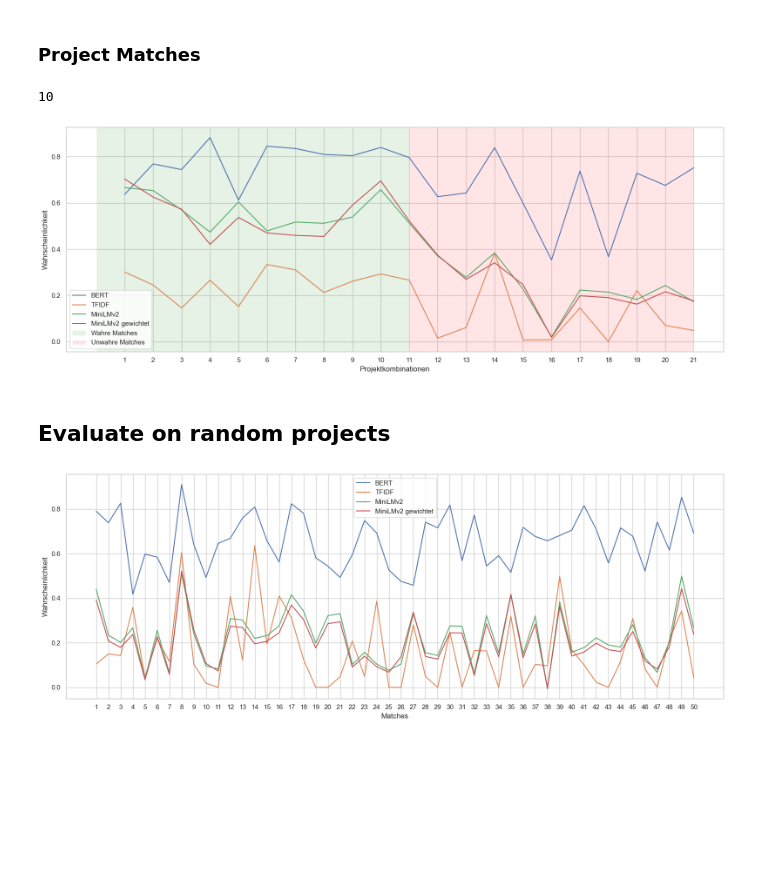
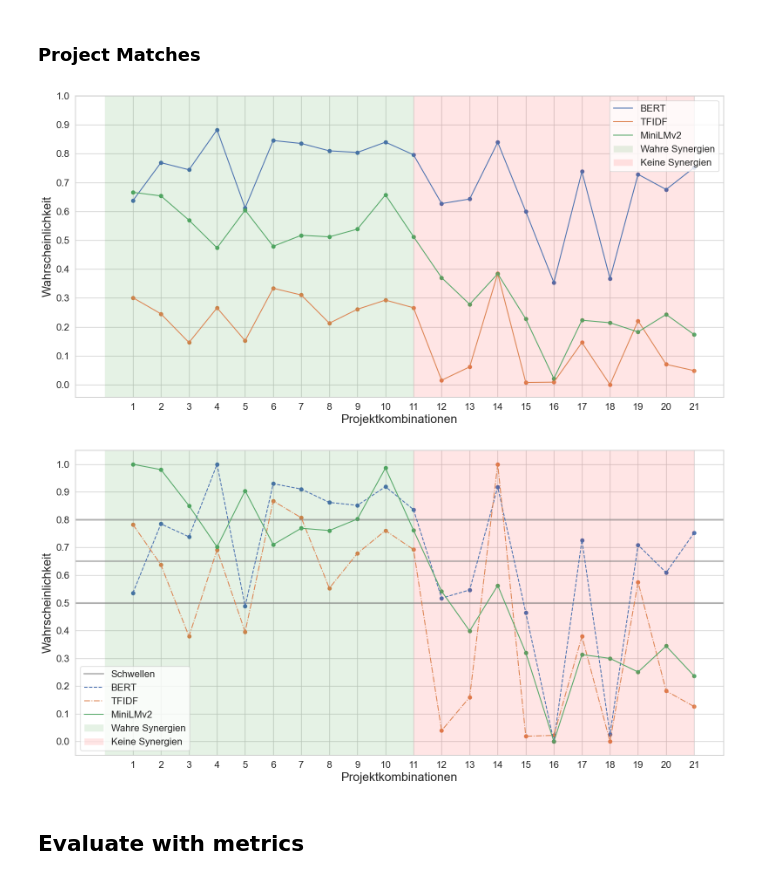
Before and after one commit to JanMuehlnikel/NLP-Development-Banks-Collaboration-Analyzer, a Jupyter notebook: data/validation/text_similarity_val.ipynb, the cells around one changed output. Drawn from its saved outputs; the diff is of its cells as text; code cells hidden in the pictures; blank space fills up the shorter version.

```diff
--- a/data/validation/text_similarity_val.ipynb
+++ b/data/validation/text_similarity_val.ipynb
@@ -75,7 +77,7 @@ def calculate_tfidf_similarity(iati_ids):
 
     vectorizer = TfidfVectorizer()
 
-    tfidf_matrix = vectorizer.fit_transform(sentences)
+    tfidf_matrix = normalize(vectorizer.fit_transform(sentences), norm='l2')
     similarity = cosine_similarity(tfidf_matrix[0:1], tfidf_matrix[1:2]).item()
 
     return similarity
@@ -86,7 +88,8 @@ def mini_lm(iati_ids):
     filtered_df = df[df['iati_id'].isin(iati_ids)]
     sentences = filtered_df["title_and_description"].tolist()
 
-    embeddings = minilm_model.encode(sentences, show_progress_bar=True)
+    embeddings = normalize(minilm_model.encode(sentences), norm='l2')
     similarity = cosine_similarity([embeddings[0]], [embeddings[1]]).item()
+
     return similarity
 # %%
@@ -147,13 +150,12 @@ no_matches = [
 
 matches = true_matches + no_matches
 
-results_bow = []
+results_bert = []
 results_tfidf = []
 results_minilm = []
-results_minilm_ext = []
 # %%
 for i in matches:
-    results_bow.append(
+    results_bert.append(
         calculate_bert_similarity(i)
     )
     results_tfidf.append(
@@ -162,36 +164,33 @@ for i in matches:
     results_minilm.append(
         mini_lm(i)
     )
-    results_minilm_ext.append(
-        mini_lm_extended(i)
-    )
 
-results_all = [results_bow, results_tfidf, results_minilm, results_minilm_ext]
+results_all = [results_bert, results_tfidf, results_minilm]
-# %%
-len(no_matches)
-# %% [output]
-10
 # %%
 sns.set(style='whitegrid')
 
-labels = ["BERT", "TFIDF", "MiniLMv2", "MiniLMv2 gewichtet"]
+labels = ["BERT", "TFIDF", "MiniLMv2"]
+linestyles = ["-", "-", "-"]
 
-plt.figure(figsize=(16, 6))
+plt.figure(figsize=(16, 8))
 x_values = range(1, len(results_all[0])+1)
 
 for i, results in enumerate(results_all):
-    plt.plot(x_values, results, label=labels[i])
+    plt.plot(x_values, results, label=labels[i], linestyle=linestyles[i], alpha=1)
+    plt.scatter(x_values, results)
 
 #plt.title('Verschiedene Modelle zur Berechnung der Projektähnlichkeit')
-plt.axvspan(0, len(true_matches), facecolor='green', alpha=0.1, label='Wahre Matches')
-plt.axvspan(len(true_matches), len(matches), facecolor='red', alpha=0.1, label='Unwahre Matches')
-plt.xlabel('Projektkombinationen')
-plt.ylabel('Wahrscheinlichkeit')
-plt.xticks(x_values)
+plt.axvspan(0, len(true_matches), facecolor='green', alpha=0.1, label='Wahre Synergien')
+plt.axvspan(len(true_matches), len(matches), facecolor='red', alpha=0.1, label='Keine Synergien')
+plt.xlabel('Projektkombinationen', fontsize=20)
+plt.ylabel('Wahrscheinlichkeit', fontsize=20)
+plt.xticks(x_values, fontsize=16)
+plt.yticks(np.arange(0, 1.1, 0.1), fontsize=16)
 plt.legend()
 plt.tight_layout()
+plt.legend(fontsize=16)
+
+plt.savefig('../exploreation/img/eval_gt.png')
 plt.show()
 # %% [output]
-[figure, old version]
+[figure, new version]
-# %% [markdown]
-## **Evaluate on random projects**
@@ -227,20 +213,34 @@ results_all = [results_bow, results_tfidf, results_minilm, results_minilm_ext]
 # %%
 sns.set(style='whitegrid')
 
-labels = ["BERT", "TFIDF", "MiniLMv2", "MiniLMv2 gewichtet"]
+labels = ["BERT", "TFIDF", "MiniLMv2"]
+linestyles = ["--", "-.", "-"]
 
-plt.figure(figsize=(16, 6))
+plt.figure(figsize=(16, 8))
 x_values = range(1, len(results_all[0])+1)
 
+plt.axhline(y=0.8, color='gray', linestyle='-', linewidth=3, alpha=.5, label="Schwellen")
+plt.axhline(y=0.65, color='gray', linestyle='-', linewidth=3, alpha=.5)
+plt.axhline(y=0.5, color='gray', linestyle='-', linewidth=3, alpha=.5)
+
 for i, results in enumerate(results_all):
-    plt.plot(x_values, results, label=labels[i])
+    plt.plot(x_values, results, label=labels[i], linestyle=linestyles[i], alpha=1)
+    plt.scatter(x_values, results)
 
 #plt.title('Verschiedene Modelle zur Berechnung der Projektähnlichkeit')
-plt.xlabel('Matches')
-plt.ylabel('Wahrscheinlichkeit')
-plt.xticks(x_values)
+plt.axvspan(0, len(true_matches), facecolor='green', alpha=0.1, label='Wahre Synergien')
+plt.axvspan(len(true_matches), len(matches), facecolor='red', alpha=0.1, label='Keine Synergien')
+plt.xlabel('Projektkombinationen', fontsize=20)
+plt.ylabel('Wahrscheinlichkeit', fontsize=20)
+plt.yticks(np.arange(0, 1.1, 0.1), fontsize=16)
+plt.xticks(x_values, fontsize=16)
 plt.legend()
 plt.tight_layout()
+plt.legend(fontsize=16)
+
+plt.savefig('../exploreation/img/eval_gt_norm.png')
 plt.show()
 # %% [output]
-[figure, old version]
+[figure, new version]
+# %% [markdown]
+## **Evaluate with metrics**
```
Also changed, not shown: parts of 14 cells of this notebook, 18 other files.
